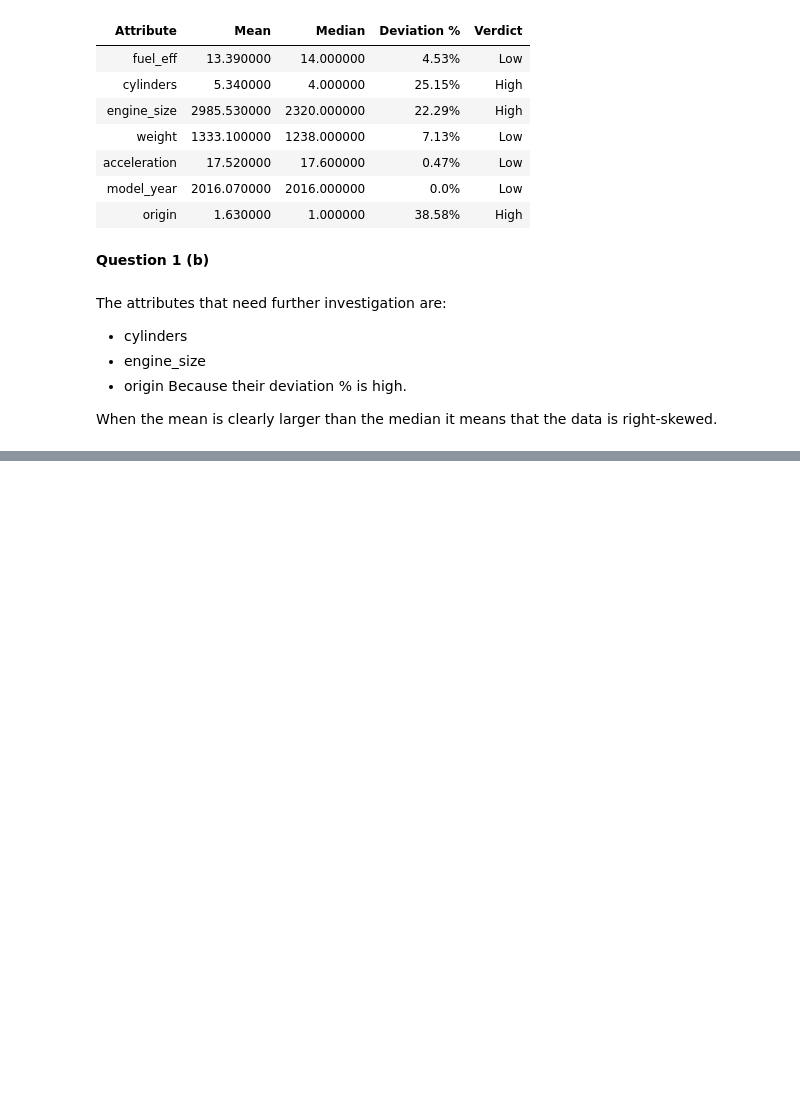
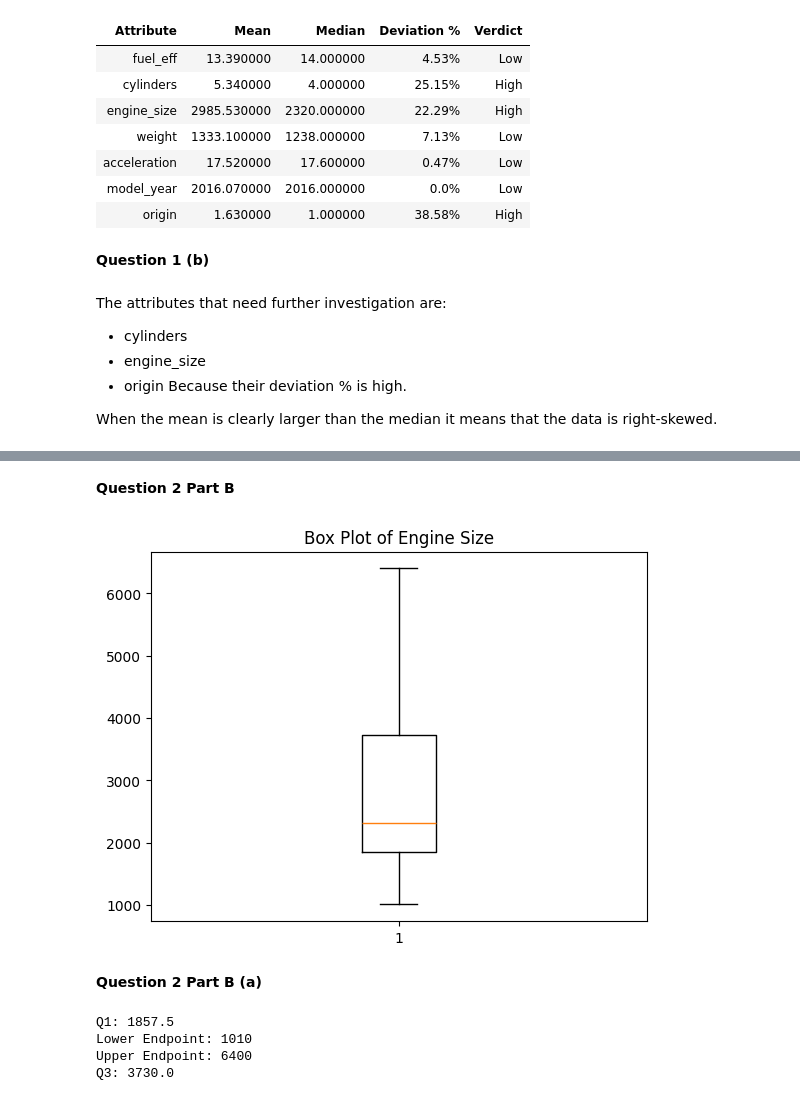
Before and after one commit to dinahabibb/assignment1_LearningFromData, a Jupyter notebook: assignment1.ipynb, the cells around one changed output, grey strips where cells are left out. Cells and saved outputs as stored; diff of their text form; code cells hidden in the pictures; blank space fills up the shorter version.

```diff
--- a/assignment1.ipynb
+++ b/assignment1.ipynb
@@ -86,0 +162,33 @@ When the mean is clearly larger than the median it means that the data is right-
+# %% [markdown]
+**Question 2 Part B**
+# %%
+plt.boxplot(original_df['engine_size'].dropna())
+plt.title('Box Plot of Engine Size')
+plt.show()
+# %% [output]
+[figure, added]
+# %% [markdown]
+**Question 2 Part B (a)**
+# %%
+##Calculate the actual values so we can determine the length of the lower whisker and upper whisker.
+Q1 = original_df['engine_size'].quantile(0.25)
+Q3 = original_df['engine_size'].quantile(0.75)
+IQR = Q3 - Q1
+
+values = original_df['engine_size'].dropna()
+
+lower_bound = Q1 - 1.5 * IQR
+upper_bound = Q3 + 1.5 * IQR
+
+lower_endpoint = values[values >= lower_bound].min()
+upper_endpoint = values[values <= upper_bound].max()
+
+print ("Q1:", Q1)
+print("Lower Endpoint:", lower_endpoint)
+print("Upper Endpoint:", upper_endpoint)
+print ("Q3:", Q3)
+# %% [output]
+Q1: 1857.5
+Lower Endpoint: 1010
+Upper Endpoint: 6400
+Q3: 3730.0
```
Also changed, not shown: parts of 23 cells of this notebook.
